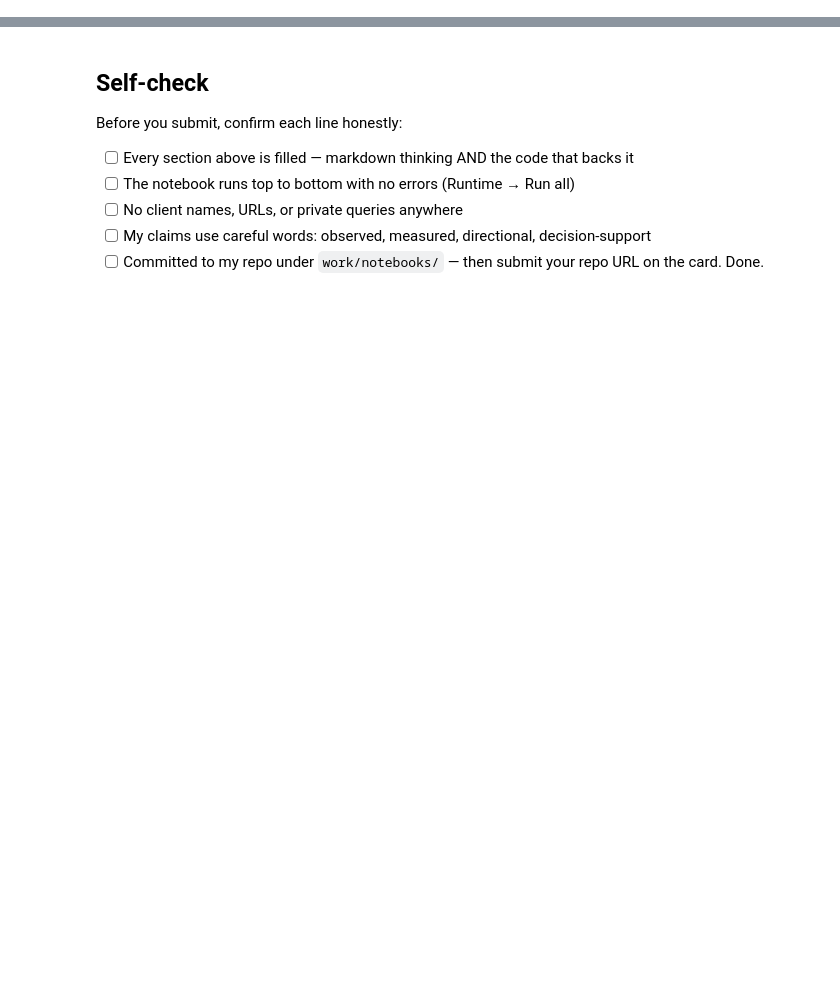
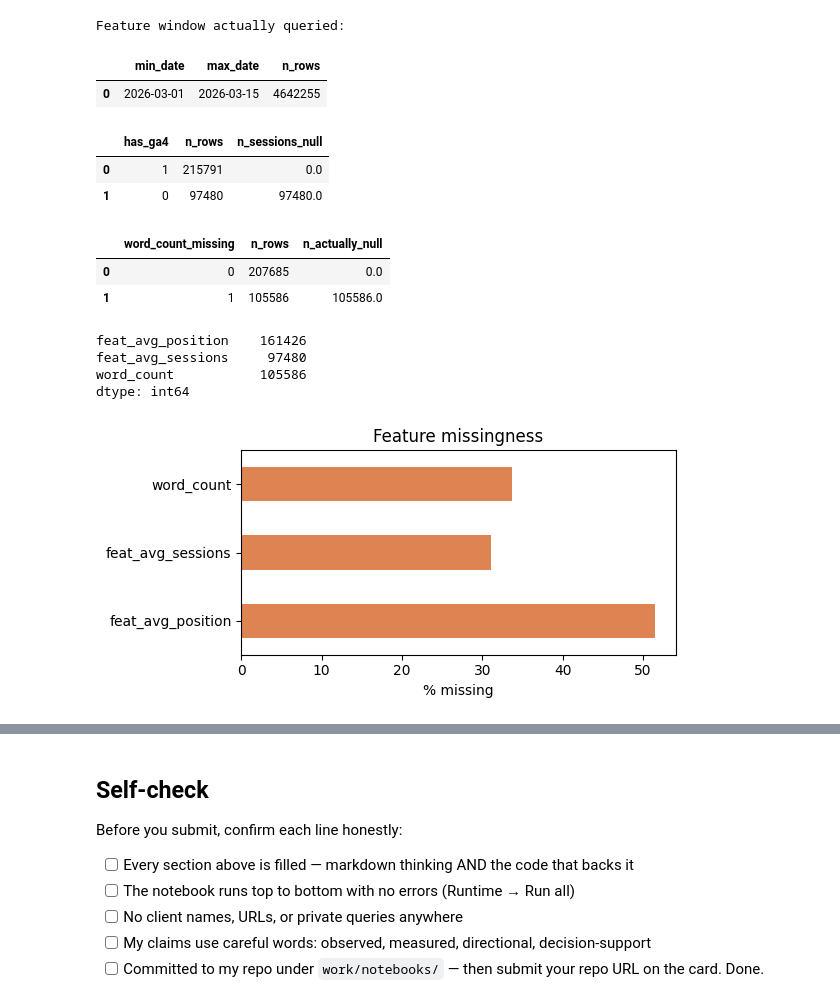
Before and after one commit to whozahm3d/flyrank-ml-internship, a Jupyter notebook: work/notebooks/w03_feature_leakage_check.ipynb, the cells around one changed output, grey strips where cells are left out. Drawn from its saved outputs; the diff is of its cells as text; code cells hidden in the pictures; blank space fills up the shorter version.

```diff
--- a/work/notebooks/w03_feature_leakage_check.ipynb
+++ b/work/notebooks/w03_feature_leakage_check.ipynb
@@ -12,0 +142,26 @@ This skeleton is yours to fill. Work the sections **in order** — each one has
+# %%
+import pandas as pd
+
+fv = feat_agg.merge(label_agg, on=['client_hash_id', 'content_hash_id'], how='left')
+fv = fv.merge(content_meta, on=['client_hash_id', 'content_hash_id'], how='left')
+
+# exclude deleted content (per W3 §2 exclusion rule)
+fv = fv[fv['is_deleted'] != True].copy()
+
+# label_clicks NaN means the article had 0 rows in the label window — treat as 0 clicks, not missing
+fv['label_clicks'] = fv['label_clicks'].fillna(0)
+
+# label: did clicks grow from feature window to label window?
+fv['label_click_growth'] = (fv['label_clicks'] > fv['feat_clicks']).astype(int)
+
+# word_count: keep NaN visible, add explicit missing flag rather than imputing silently
+fv['word_count_missing'] = fv['word_count'].isna().astype(int)
+
+# main_intent: one-hot encode, keep NaN as its own "unknown" category rather than dropping
+fv['main_intent'] = fv['main_intent'].fillna('unknown')
+fv = pd.get_dummies(fv, columns=['main_intent'], prefix='intent')
+
+fv = fv.drop(columns=['is_deleted'])
+
+print("Final feature vector shape:", fv.shape)
+fv.head()
@@ -12,0 +232,54 @@ This skeleton is yours to fill. Work the sections **in order** — each one has
+# %%
+# This cell is for CODE (numbers, a query, a check).
+# Write your text answer in the cell ABOVE this one — typing sentences here breaks Run All.
+
+# Confirm the feature aggregation truly only touched feature-window dates
+date_check = con.sql(f"""
+    SELECT MIN(report_date) AS min_date, MAX(report_date) AS max_date, COUNT(*) AS n_rows
+    FROM fact
+    WHERE report_date <= DATE '{FEATURE_END}'
+""").df()
+print("Feature window actually queried:")
+date_check
+# %% [output]
+Feature window actually queried:
+|  | min_date | max_date | n_rows |
+| 0 | 2026-03-01 | 2026-03-15 | 4642255 |
+# %%
+con.sql("""
+    SELECT has_ga4, COUNT(*) AS n_rows,
+           SUM(CASE WHEN feat_avg_sessions IS NULL THEN 1 ELSE 0 END) AS n_sessions_null
+    FROM fv
+    GROUP BY has_ga4
+""").df()
+# %% [output]
+|  | has_ga4 | n_rows | n_sessions_null |
+| 0 | 1 | 215791 | 0.0 |
+| 1 | 0 | 97480 | 97480.0 |
+# %%
+con.sql("""
+    SELECT word_count_missing, COUNT(*) AS n_rows,
+           SUM(CASE WHEN word_count IS NULL THEN 1 ELSE 0 END) AS n_actually_null
+    FROM fv
+    GROUP BY word_count_missing
+""").df()
+# %% [output]
+|  | word_count_missing | n_rows | n_actually_null |
+| 0 | 0 | 207685 | 0.0 |
+| 1 | 1 | 105586 | 105586.0 |
+# %%
+print(fv[['feat_avg_position', 'feat_avg_sessions', 'word_count']].isna().sum())
+# %% [output]
+feat_avg_position    161426
+feat_avg_sessions     97480
+word_count           105586
+dtype: int64
+# %%
+missing_pct = fv[['feat_avg_position', 'feat_avg_sessions', 'word_count']].isna().mean() * 100
+missing_pct.plot(kind='barh', color='#DD8452', figsize=(6, 3))
+plt.xlabel('% missing')
+plt.title('Feature missingness')
+plt.tight_layout()
+plt.show()
+# %% [output]
+[figure, added]
```
Also changed, not shown: parts of 33 cells of this notebook.
